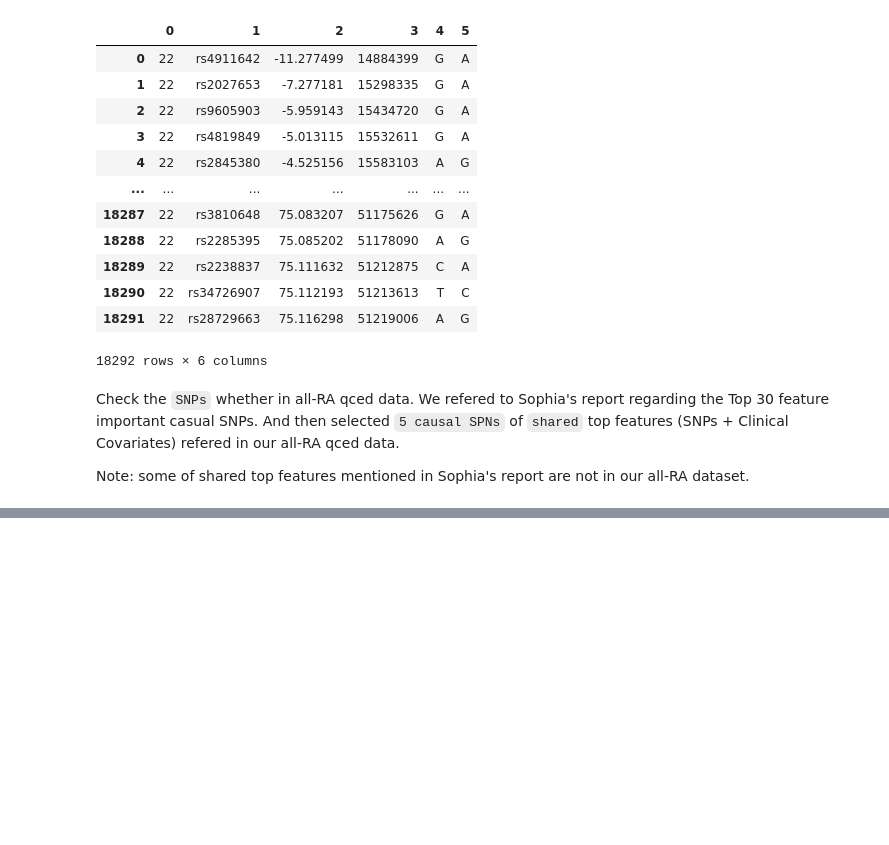
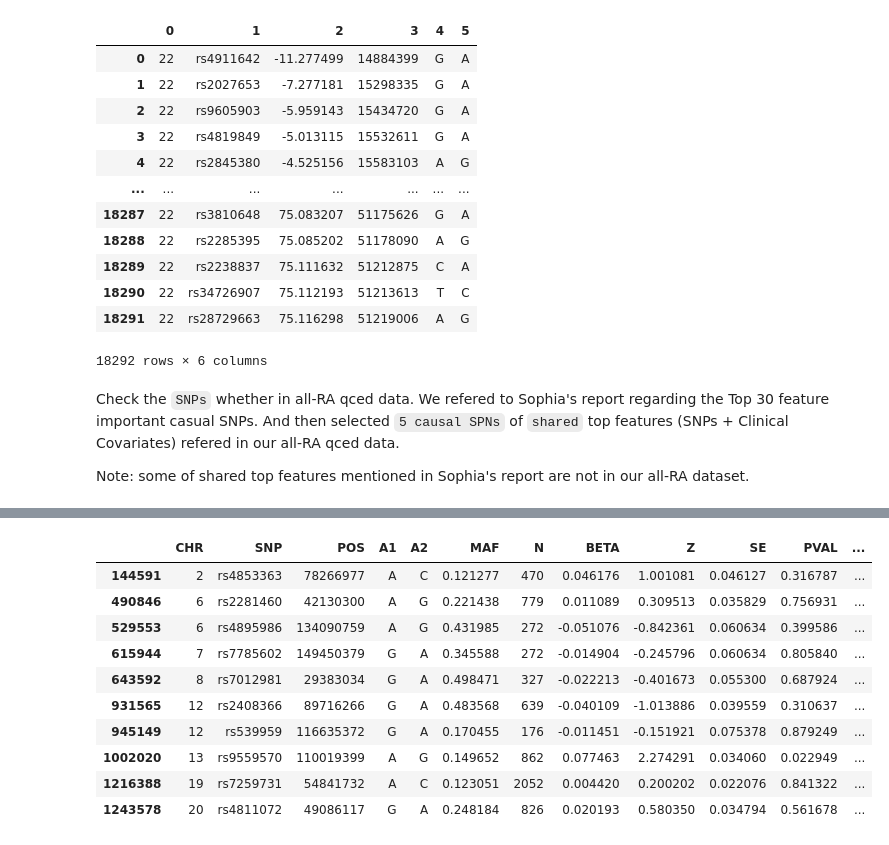
Before and after one commit to Yiqing-Zhu2000/RA_Project, a Jupyter notebook: RA_response_PRS.ipynb, the cells around one changed output, grey strips where cells are left out. Drawn from its saved outputs; the diff is of its cells as text; code cells hidden in the pictures; blank space fills up the shorter version.

```diff
--- a/RA_response_PRS.ipynb
+++ b/RA_response_PRS.ipynb
@@ -761,0 +844,17 @@ Note: We already checked the chromosome in All_RA data, <code>only chr 1-22 </co
+# %%
+ALL_RA_logP = pd.read_csv("Toy_example_expr/ALL_RA_logP.csv", sep="\t")
+candidates_SNP = ['rs2281460','rs7785602','rs7259731','rs7012981','rs9559570','rs4811072','rs539959','rs2408366','rs4895986','rs4853363']
+
+ALL_RA_logP[ALL_RA_logP['SNP'].isin(candidates_SNP)]
+# %% [output]
+|  | CHR | SNP | POS | A1 | A2 | MAF | N | BETA | Z | SE | PVAL | ... |
+| 144591 | 2 | rs4853363 | 78266977 | A | C | 0.121277 | 470 | 0.046176 | 1.001081 | 0.046127 | 0.316787 | ... |
+| 490846 | 6 | rs2281460 | 42130300 | A | G | 0.221438 | 779 | 0.011089 | 0.309513 | 0.035829 | 0.756931 | ... |
+| 529553 | 6 | rs4895986 | 134090759 | A | G | 0.431985 | 272 | -0.051076 | -0.842361 | 0.060634 | 0.399586 | ... |
+| 615944 | 7 | rs7785602 | 149450379 | G | A | 0.345588 | 272 | -0.014904 | -0.245796 | 0.060634 | 0.805840 | ... |
+| 643592 | 8 | rs7012981 | 29383034 | G | A | 0.498471 | 327 | -0.022213 | -0.401673 | 0.055300 | 0.687924 | ... |
+| 931565 | 12 | rs2408366 | 89716266 | G | A | 0.483568 | 639 | -0.040109 | -1.013886 | 0.039559 | 0.310637 | ... |
+| 945149 | 12 | rs539959 | 116635372 | G | A | 0.170455 | 176 | -0.011451 | -0.151921 | 0.075378 | 0.879249 | ... |
+| 1002020 | 13 | rs9559570 | 110019399 | A | G | 0.149652 | 862 | 0.077463 | 2.274291 | 0.034060 | 0.022949 | ... |
+| 1216388 | 19 | rs7259731 | 54841732 | A | C | 0.123051 | 2052 | 0.004420 | 0.200202 | 0.022076 | 0.841322 | ... |
+| 1243578 | 20 | rs4811072 | 49086117 | G | A | 0.248184 | 826 | 0.020193 | 0.580350 | 0.034794 | 0.561678 | ... |
```
Also changed, not shown: parts of 7 cells of this notebook.
